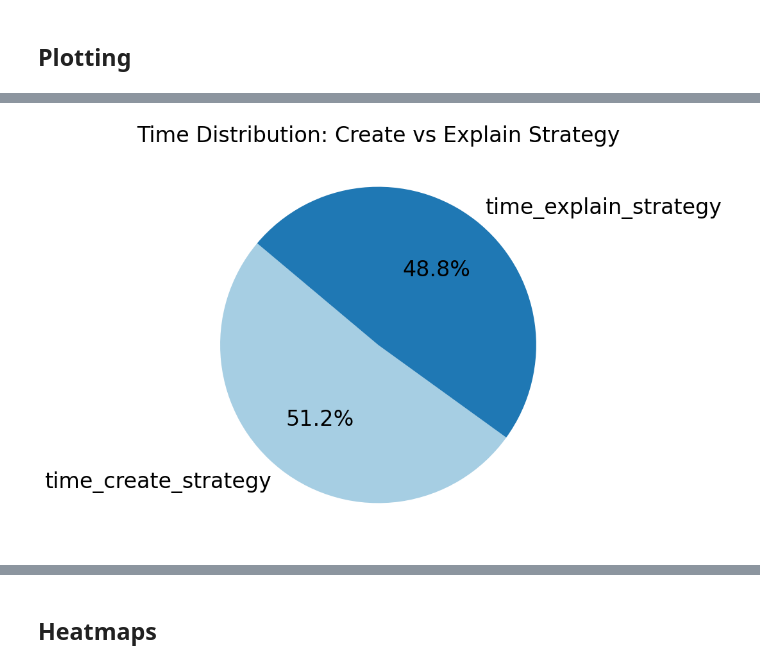
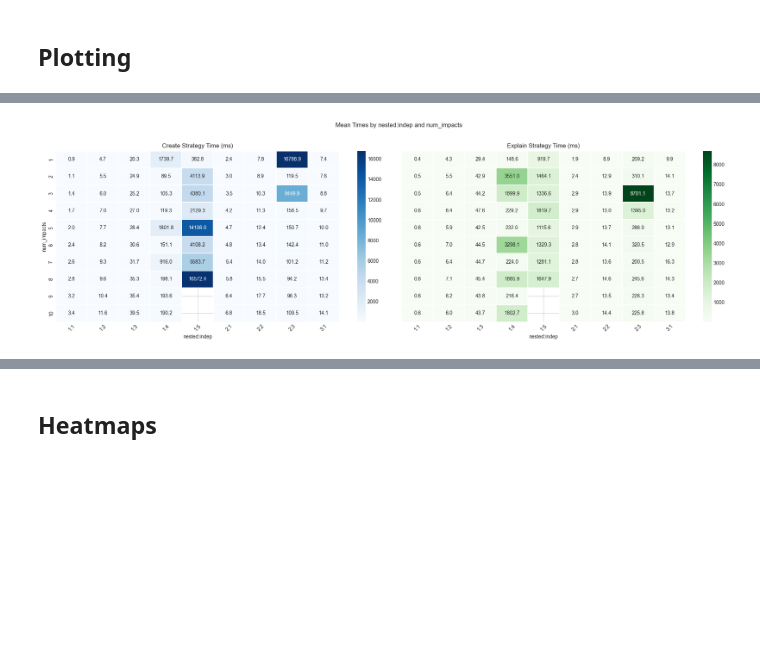
Before and after one commit to danielamadori/PACO, a Jupyter notebook: validation/results/Validation_Expalining_Strategies_for_Expected_Impacts.ipynb, the cells around one changed output, grey strips where cells are left out. Drawn from its saved outputs; the diff is of its cells as text; code cells hidden in the pictures; blank space fills up the shorter version.

```diff
--- a/validation/results/Validation_Expalining_Strategies_for_Expected_Impacts.ipynb
+++ b/validation/results/Validation_Expalining_Strategies_for_Expected_Impacts.ipynb
@@ -153,18 +929,59 @@ df
 # %%
+import pandas as pd
 import matplotlib.pyplot as plt
-df['time_create_strategy'] = data['time_create_execution_tree'] + data['time_evaluate_cei_execution_tree'] + data['found_strategy_time']
-df['time_explain_strategy'] = data['build_strategy_time'] + data['time_explain_strategy'] + data['strategy_tree_time']
+import seaborn as sns
 
-# Only plot the distribution between create and explain strategy
-time_sums = df[['time_create_strategy', 'time_explain_strategy']].sum()
+# Mean create/explain times (ms) differentiated by nested, indep, and num_impacts
+df = data[['nested', 'indep', 'num_impacts',
+           'time_create_execution_tree', 'time_evaluate_cei_execution_tree', 'found_strategy_time',
+           'build_strategy_time', 'time_explain_strategy', 'strategy_tree_time']].copy()
 
-plt.figure(figsize=(8, 8))
-wedges, texts, autotexts = plt.pie(
-    time_sums, labels=time_sums.index, autopct='%1.1f%%',
-    startangle=140, colors=plt.cm.Paired.colors
-    )
-plt.title("Time Distribution: Create vs Explain Strategy")
+df['time_create_strategy_ms'] = (
+    df['time_create_execution_tree']
+    + df['time_evaluate_cei_execution_tree']
+    + df['found_strategy_time']
+)
+df['time_explain_strategy_ms'] = (
+    df['build_strategy_time']
+    + df['time_explain_strategy']
+    + df['strategy_tree_time']
+)
+
+agg = (
+    df.groupby(['num_impacts', 'nested', 'indep'])[
+        ['time_create_strategy_ms', 'time_explain_strategy_ms']
+    ]
+    .mean()
+    .reset_index()
+)
+agg['nested_indep'] = agg['nested'].astype(int).astype(str) + ':' + agg['indep'].astype(int).astype(str)
+
+order = (
+    agg[['nested', 'indep', 'nested_indep']]
+      .drop_duplicates()
+      .sort_values(['nested', 'indep'])['nested_indep']
+      .tolist()
+)
+
+heat_create = agg.pivot(index='num_impacts', columns='nested_indep', values='time_create_strategy_ms').reindex(columns=order)
+heat_explain = agg.pivot(index='num_impacts', columns='nested_indep', values='time_explain_strategy_ms').reindex(columns=order)
+
+fig, axes = plt.subplots(1, 2, figsize=(20, 6), sharey=True)
+sns.heatmap(heat_create, cmap='Blues', linewidths=0.3, annot=True, fmt='.1f', ax=axes[0])
+axes[0].set_title('Create Strategy Time (ms)')
+axes[0].set_xlabel('nested:indep')
+axes[0].set_ylabel('num_impacts')
+axes[0].tick_params(axis='x', rotation=45)
+
+sns.heatmap(heat_explain, cmap='Greens', linewidths=0.3, annot=True, fmt='.1f', ax=axes[1])
+axes[1].set_title('Explain Strategy Time (ms)')
+axes[1].set_xlabel('nested:indep')
+axes[1].set_ylabel('')
+axes[1].tick_params(axis='x', rotation=45)
+
+plt.suptitle('Mean Times by nested:indep and num_impacts', y=1.02)
+plt.tight_layout()
 plt.show()
 # %% [output]
-[figure, old version]
+[figure, new version]
 # %%
```
Also changed, not shown: parts of 30 cells of this notebook, 11 other files.
